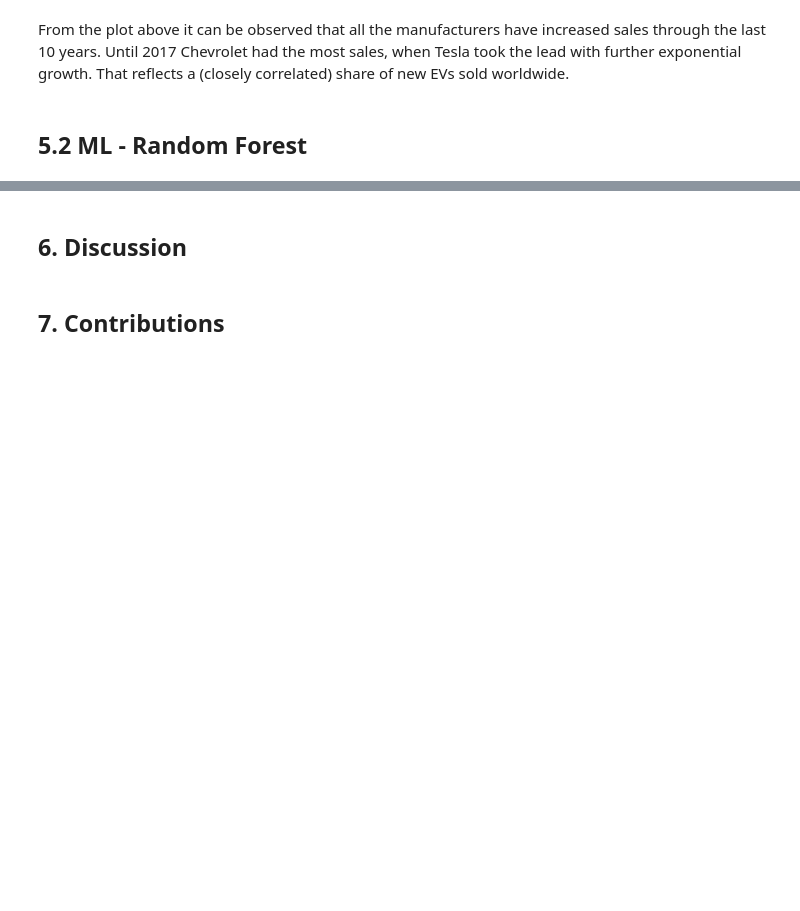
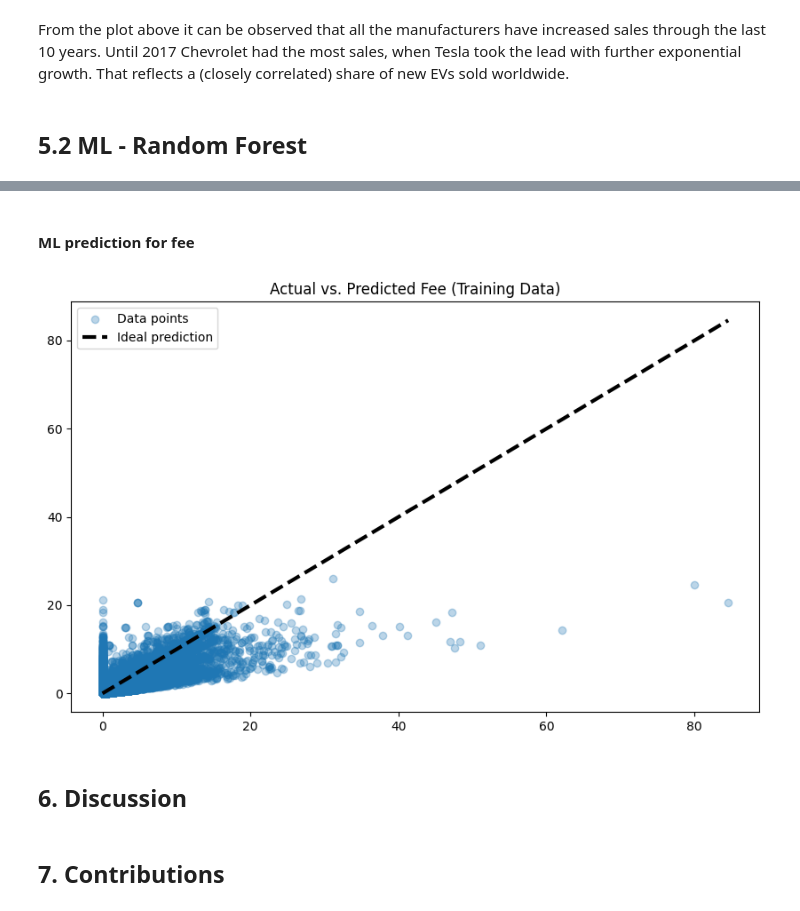
Before and after one commit to AndroCrunch/EV_Availability_G23, a Jupyter notebook: analysis3_andro.ipynb, the cells around one changed output, grey strips where cells are left out. Saved outputs shown, nothing was run; the diff lists cells and outputs as text; code cells hidden in the pictures; blank space fills up the shorter version.

```diff
--- a/analysis3_andro.ipynb
+++ b/analysis3_andro.ipynb
@@ -354,3 +715,42 @@ RMSE for All Stations: 128.9409593573127
+# %% [markdown]
+#### ML prediction for fee
+# %%
+from sklearn.neighbors import KNeighborsRegressor
+from sklearn.model_selection import train_test_split
+
+# Create a new DataFrame with 'Energy (kWh)' and 'Charging Time (minutes)' as features and 'Fee' as the target
+data_ml = data_cleaned[['Energy (kWh)', 'Charging Time (minutes)', 'Fee']].dropna()
+
+# Define the features and the target
+X = data_ml[['Energy (kWh)', 'Charging Time (minutes)']]
+y = data_ml['Fee']
+
+# Split the data into training and testing sets
+X_train, X_test, y_train, y_test = train_test_split(X, y, test_size=0.2, random_state=42)
+
+# Create a KNN Regressor
+model = KNeighborsRegressor(n_neighbors=5)
+
+# Fit the model to the training data
+model.fit(X_train, y_train)
+
+# Use the model to predict the 'Fee' for the testing data
+y_pred = model.predict(X_test)
+# %%
+import matplotlib.pyplot as plt
+
+# Use the model to predict the 'Fee' for the training data
+y_train_pred = model.predict(X_train)
+
+# Create a scatter plot of the actual vs. predicted 'Fee' for the training data
+plt.figure(figsize=(10, 6))
+plt.scatter(y_train, y_train_pred, alpha=0.3, label='Data points')
+plt.plot([y.min(), y.max()], [y.min(), y.max()], 'k--', lw=3, label='Ideal prediction')
+plt.title('Actual vs. Predicted Fee (Training Data)')
+plt.legend()  # Add a legend
+plt.show()
+# %% [output]
+[figure, added]
 # %% [markdown]
 ## 6. Discussion
 # %% [markdown]
```
Also changed, not shown: parts of 20 cells of this notebook, 1 other file.
